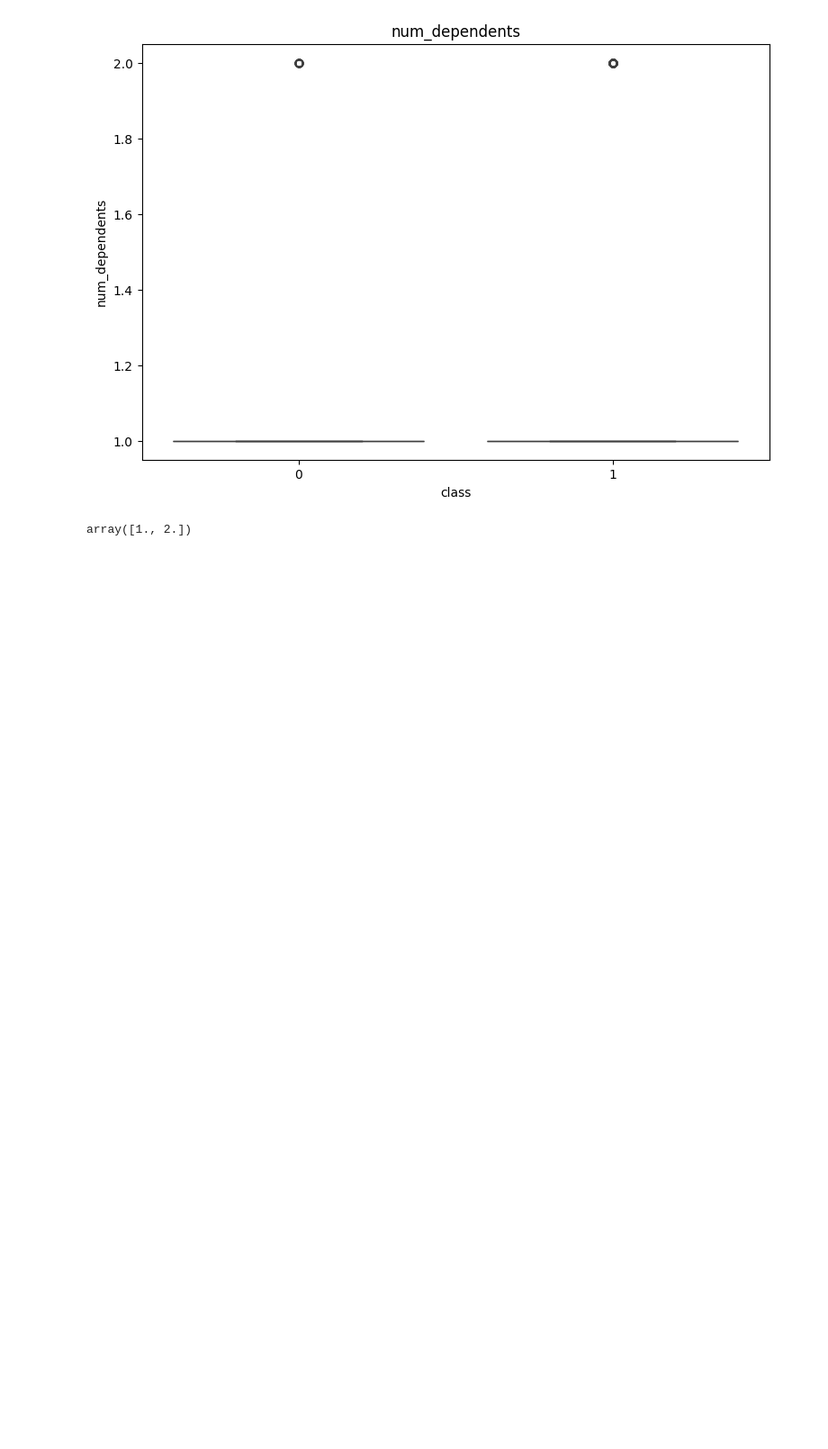
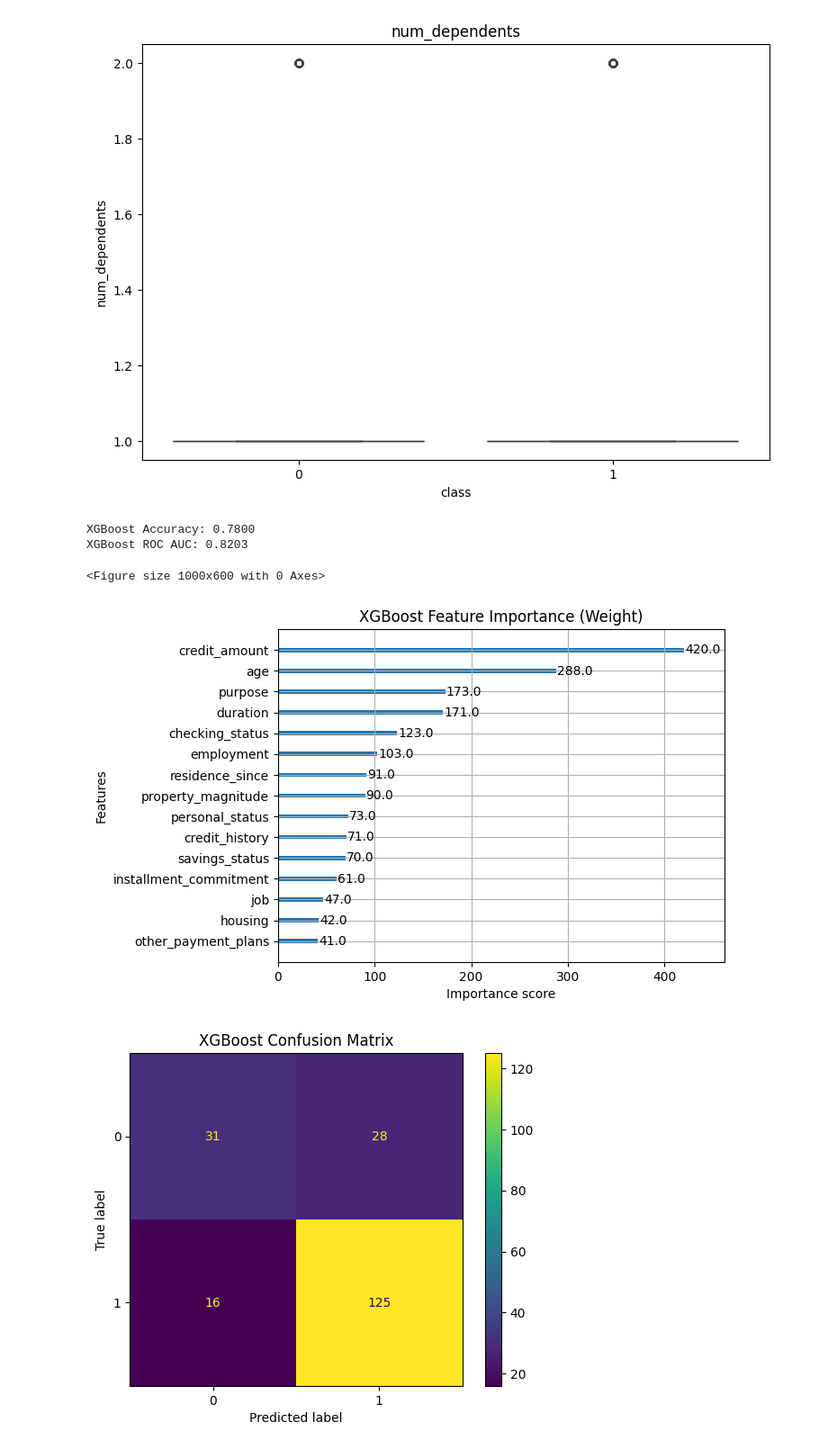
Before and after one commit to gabrielpalves/data-algorithms-science-engineering, a Jupyter notebook: Task 03 - Credit/main.ipynb, the cells around one changed output. Shown at 90% size. Cells and saved outputs as stored; diff of their text form; code cells hidden in the pictures; blank space fills up the shorter version.

```diff
--- a/Task 03 - Credit/main.ipynb
+++ b/Task 03 - Credit/main.ipynb
@@ -440,7 +444,42 @@ for feature in num_features:
 [figure]
 [figure]
 [figure]
+# %%
+from sklearn.model_selection import train_test_split
+from sklearn.metrics import accuracy_score, roc_auc_score, ConfusionMatrixDisplay
+
+# Define features and target
+X = df.drop(['class'], axis=1)
+y = df['class']
+
+# Split data
+X_train, X_test, y_train, y_test = train_test_split(X, y, test_size=0.2, random_state=42)
 # %%
-df['num_dependents'].unique()
+import xgboost as xgb
+from xgboost import plot_importance
+
+# Train XGBoost model
+model = xgb.XGBClassifier(random_state=42, eval_metric='logloss')
+model.fit(X_train, y_train)
+
+# Evaluate
+y_pred = model.predict(X_test)
+print(f"XGBoost Accuracy: {accuracy_score(y_test, y_pred):.4f}")
+print(f"XGBoost ROC AUC: {roc_auc_score(y_test, model.predict_proba(X_test)[:,1]):.4f}")
+
+# Feature importance
+plt.figure(figsize=(10, 6))
+plot_importance(model, max_num_features=15, importance_type='weight')
+plt.title('XGBoost Feature Importance (Weight)')
+plt.show()
+
+# Confusion matrix
+ConfusionMatrixDisplay.from_predictions(y_test, y_pred)
+plt.title('XGBoost Confusion Matrix')
+plt.show()
 # %% [output]
-array([1., 2.])
+XGBoost Accuracy: 0.7800
+XGBoost ROC AUC: 0.8203
+<Figure size 1000x600 with 0 Axes>
+[figure, added]
+[figure, added]
```
Also changed, not shown: parts of 8 cells of this notebook, 4 other files.
